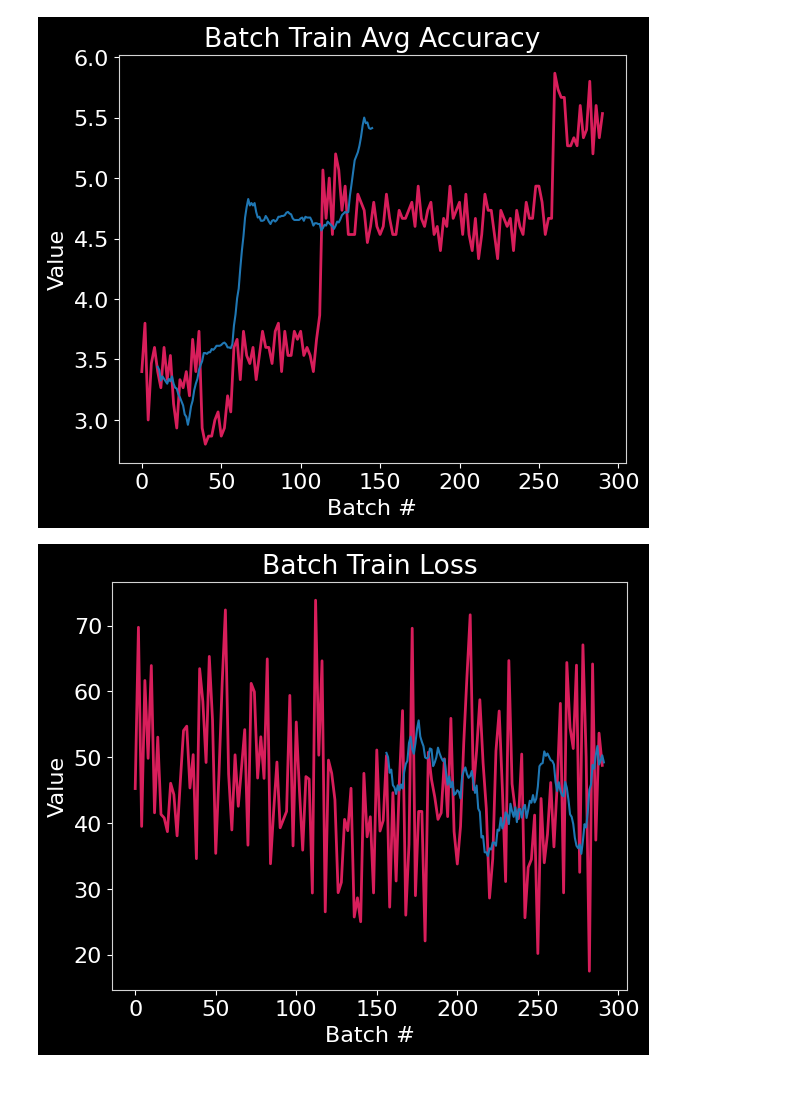
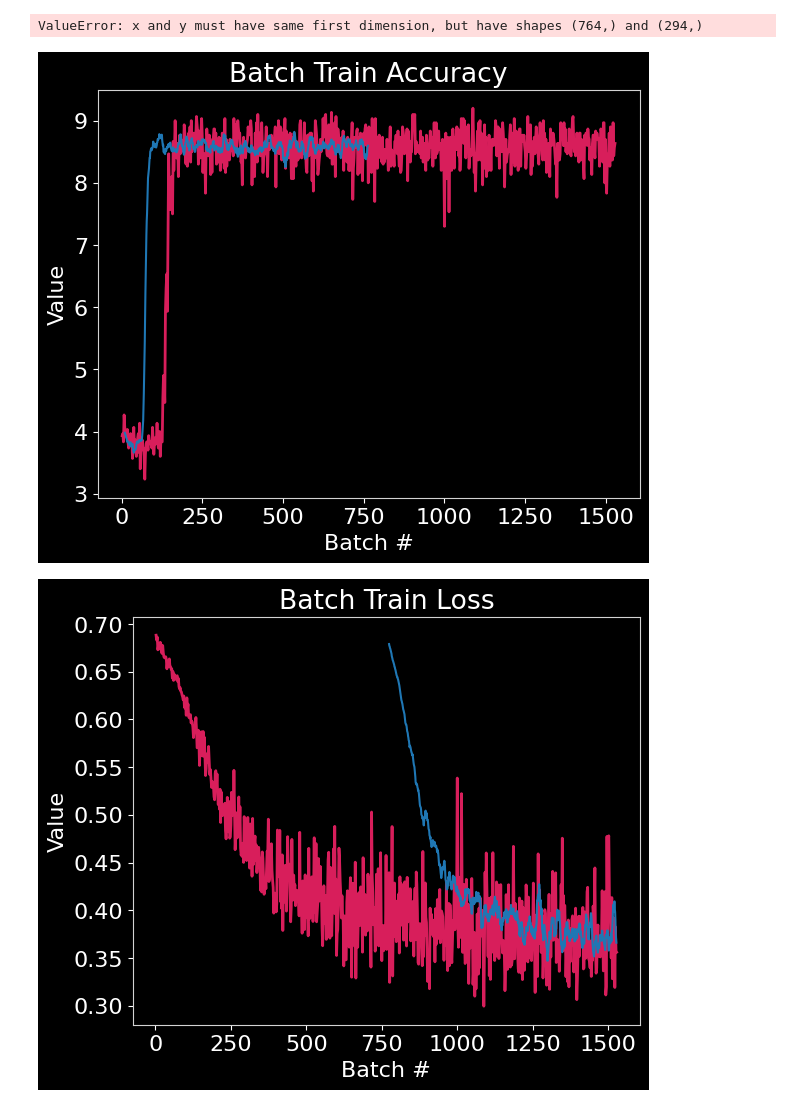
Before and after one commit to OwenJohnsons/FDL-2024-Mars, a Jupyter notebook: ML_Models/RNN/read_tensorboard_file.ipynb, the cells around one changed output. Cells and saved outputs as stored; diff of their text form; code cells hidden in the pictures.

```diff
--- a/ML_Models/RNN/read_tensorboard_file.ipynb
+++ b/ML_Models/RNN/read_tensorboard_file.ipynb
@@ -3,7 +3,21 @@ from tbparse import SummaryReader
 import matplotlib.pyplot as plt
 # %%
 # load in a model output, this will change as we run the models
-log_dir = '/home/jupyter/RNN/trained_models/20240720-202741/events.out.tfevents.1721507261.parmar-workbench.17710.0'
+
+# log_dir = '/home/jupyter/RNN/trained_models/20240720-202741/events.out.tfevents.1721507261.parmar-workbench.17710.0'
+# log_dir = '/home/jupyter/fdl-2024-mars/ML_Models/RNN/trained_models/20240723-023109/events.out.tfevents.1721701869.pugal1-numeric-train.117840.0'
+# log_dir = '/home/jupyter/fdl-2024-mars/ML_Models/RNN/trained_models/20240723-033123/events.out.tfevents.1721705483.pugal1-numeric-train.130684.0'
+# log_dir = '/home/jupyter/fdl-2024-mars/ML_Models/RNN/trained_models/20240723-050742/events.out.tfevents.1721711262.pugal1-numeric-train.150685.0'
+# log_dir = '/home/jupyter/fdl-2024-mars/ML_Models/RNN/trained_models/20240723-055712/events.out.tfevents.1721714232.pugal1-numeric-train.160790.0'
+# log_dir = '/home/jupyter/fdl-2024-mars/ML_Models/RNN/trained_models/20240723-065840/events.out.tfevents.1721717920.pugal1-numeric-train.193645.0'
+# log_dir = '/home/jupyter/fdl-2024-mars/ML_Models/RNN/trained_models/20240723-185509/events.out.tfevents.1721760909.pugal1-numeric-train.346037.0'
+# log_dir = '/home/jupyter/fdl-2024-mars/ML_Models/RNN/trained_models/20240724-181043/events.out.tfevents.1721844643.pugal1-numeric-train.643386.0'
+# log_dir = '/home/jupyter/fdl-2024-mars/ML_Models/RNN/trained_models/20240724-185642/events.out.tfevents.1721847402.pugal1-numeric-train.653043.0'
+# log_dir = '/home/jupyter/fdl-2024-mars/ML_Models/RNN/trained_models/20240724-193044/events.out.tfevents.1721849444.pugal1-numeric-train.660664.0'
+# log_dir = '/home/jupyter/fdl-2024-mars/ML_Models/RNN/trained_models/20240724-195817/events.out.tfevents.1721851097.pugal1-numeric-train.667068.0'
+log_dir = '/home/jupyter/fdl-2024-mars/ML_Models/RNN/trained_models/20240724-220920/events.out.tfevents.1721858960.pugal1-numeric-train.695669.0'
+
+
 
 # change the figure parameters here so that we can just grab the output
 # into our presentation
@@ -25,32 +39,33 @@ plt.rcParams.update({
     "savefig.edgecolor": "black"})
 
 # read the model output
 reader = SummaryReader(log_dir)
 df = reader.scalars
 
 # there are 4 different outputs from out model
 # TODO: make this dynamic if needed
 uniq_tags = df['tag'].unique()
 
 # Make sure that y axis is the data plot and x is the epoch
 # the epoch we are at will be same for all, and is called
 # by 'step' for each tag
 epoch_number = df[(df['tag']) == uniq_tags[0]]['step']
 
 window_size = 10
 
 # plot all the data here
 for i in range(len(uniq_tags)):
     fig, ax1 = plt.subplots(1, 1, figsize=(6, 5), layout='constrained')
     y_data = df[(df['tag']) == uniq_tags[i]]['value']
     ax1.plot(epoch_number, y_data, linewidth=2, color='#D81E5B')
     ax1.plot(y_data.rolling(window_size).mean().shift(1), label='moving avg')
     ax1.set_title(uniq_tags[i])
     ax1.set_xlabel('Batch #')
     ax1.set_ylabel('Value')
 #     file_name = "model_output_" + "%s.png" % (uniq_tags[i].replace(" ", ""))
 #     plt.savefig(file_name) # comment this if we don't want to save the plots and uncomment the next line
 #     # plt.show()
 # %% [output]
+ValueError: x and y must have same first dimension, but have shapes (764,) and (294,)
-[figure, old version]
+[figure, new version]
-[figure, old version]
+[figure, new version]
```
Also changed, not shown: parts of 1 cell of this notebook.
